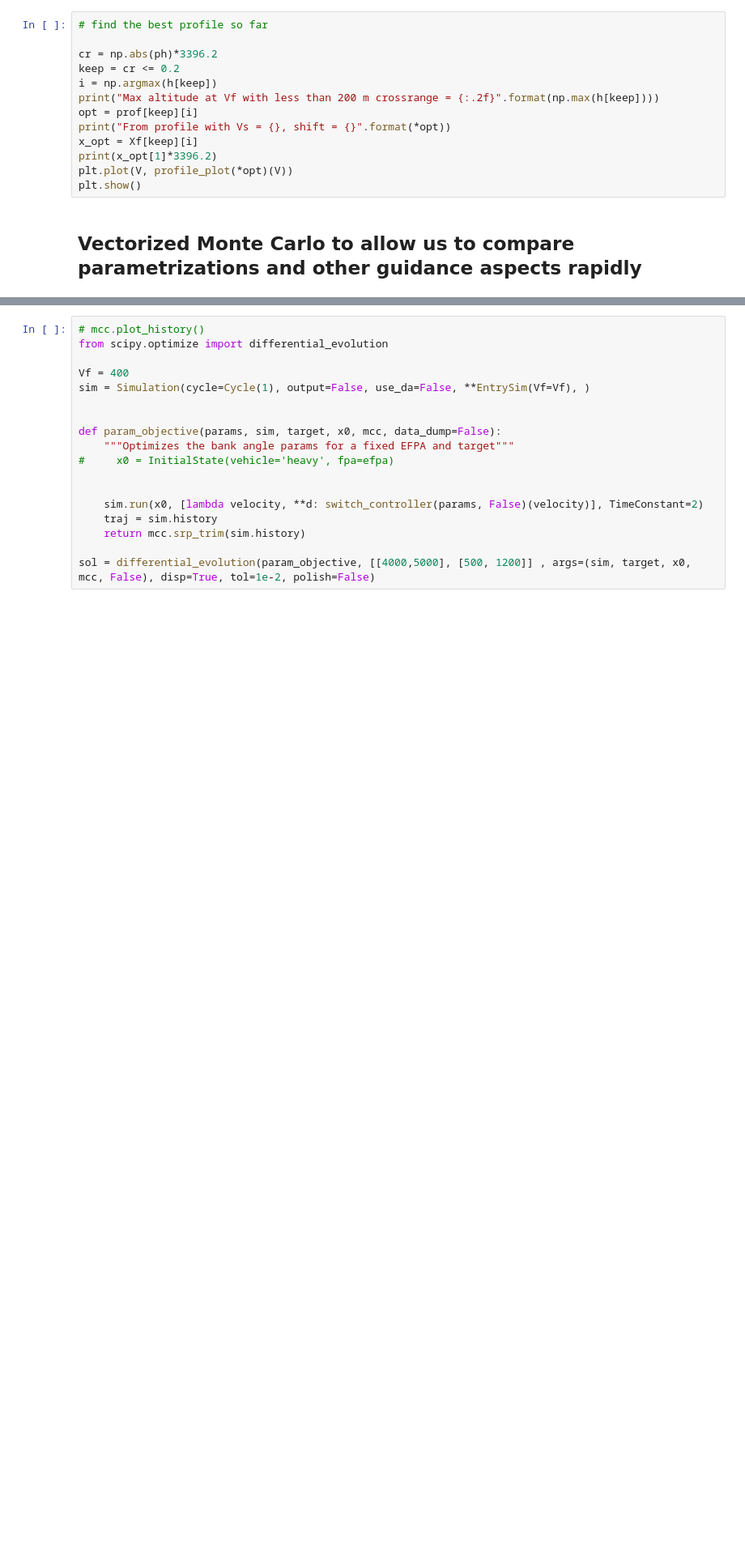
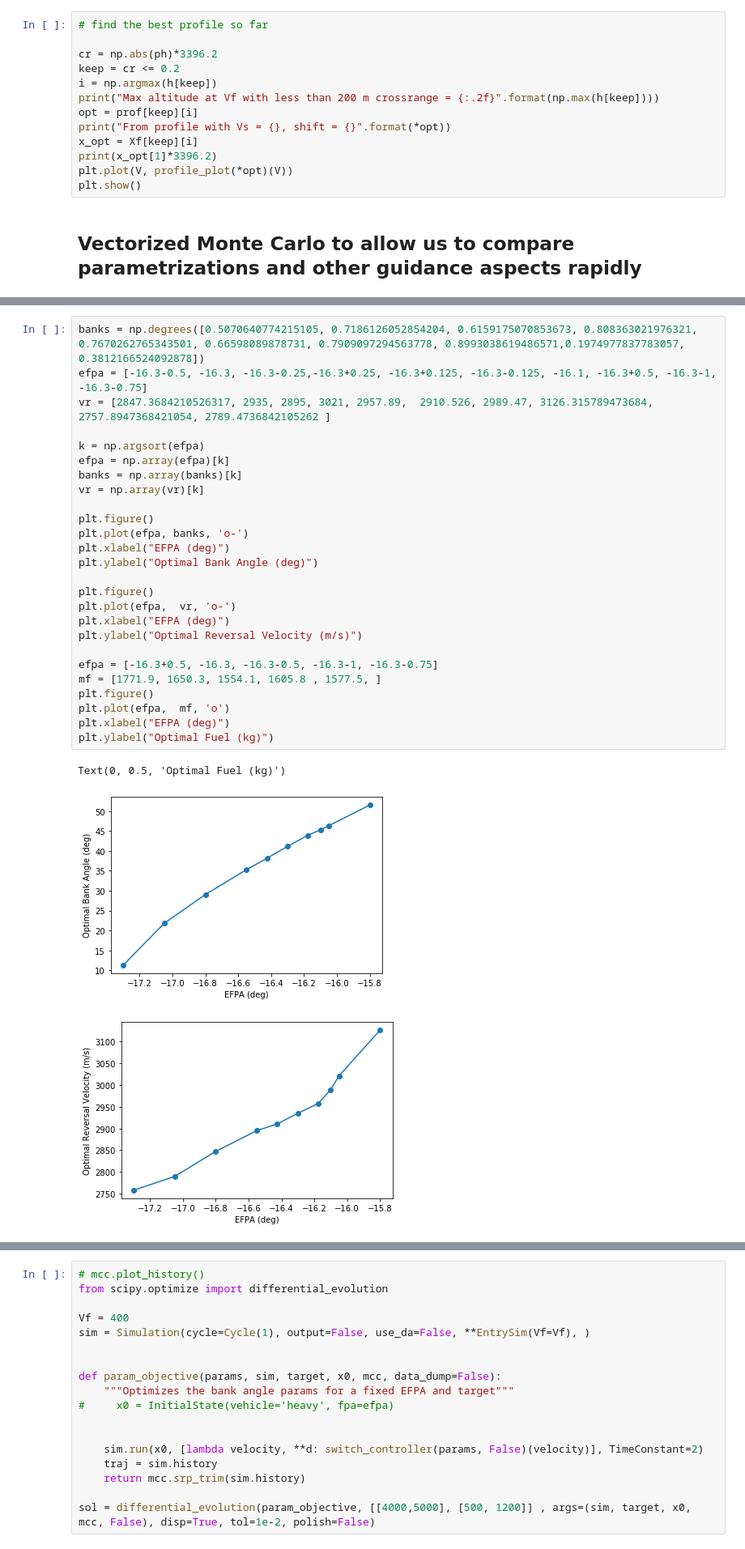
Before and after one commit to CDNoyes/EDL-Py, a Jupyter notebook: FuelOptimal.ipynb, the cells around one changed output, grey strips where cells are left out. Shown at 81% size. Saved outputs shown, nothing was run; the diff lists cells and outputs as text; blank space fills up the shorter version.

```diff
--- a/FuelOptimal.ipynb
+++ b/FuelOptimal.ipynb
@@ -1465,0 +1639,30 @@ plt.plot(efpa,  vr, 'o')
+# %%
+banks = np.degrees([0.5070640774215105, 0.7186126052854204, 0.6159175070853673, 0.808363021976321, 0.7670262765343501, 0.66598089878731, 0.7909097294563778, 0.8993038619486571,0.1974977837783057, 0.3812166524092878])
+efpa = [-16.3-0.5, -16.3, -16.3-0.25,-16.3+0.25, -16.3+0.125, -16.3-0.125, -16.1, -16.3+0.5, -16.3-1, -16.3-0.75]
+vr = [2847.3684210526317, 2935, 2895, 3021, 2957.89,  2910.526, 2989.47, 3126.315789473684, 2757.8947368421054, 2789.4736842105262 ]
+
+k = np.argsort(efpa)
+efpa = np.array(efpa)[k]
+banks = np.array(banks)[k]
+vr = np.array(vr)[k]
+
+plt.figure()
+plt.plot(efpa, banks, 'o-')
+plt.xlabel("EFPA (deg)")
+plt.ylabel("Optimal Bank Angle (deg)")
+
+plt.figure()
+plt.plot(efpa,  vr, 'o-')
+plt.xlabel("EFPA (deg)")
+plt.ylabel("Optimal Reversal Velocity (m/s)")
+
+efpa = [-16.3+0.5, -16.3, -16.3-0.5, -16.3-1, -16.3-0.75]
+mf = [1771.9, 1650.3, 1554.1, 1605.8 , 1577.5, ]
+plt.figure()
+plt.plot(efpa,  mf, 'o')
+plt.xlabel("EFPA (deg)")
+plt.ylabel("Optimal Fuel (kg)")
+# %% [output]
+Text(0, 0.5, 'Optimal Fuel (kg)')
+[figure, added]
+[figure, added]
```
Also changed, not shown: parts of 10 cells of this notebook.
